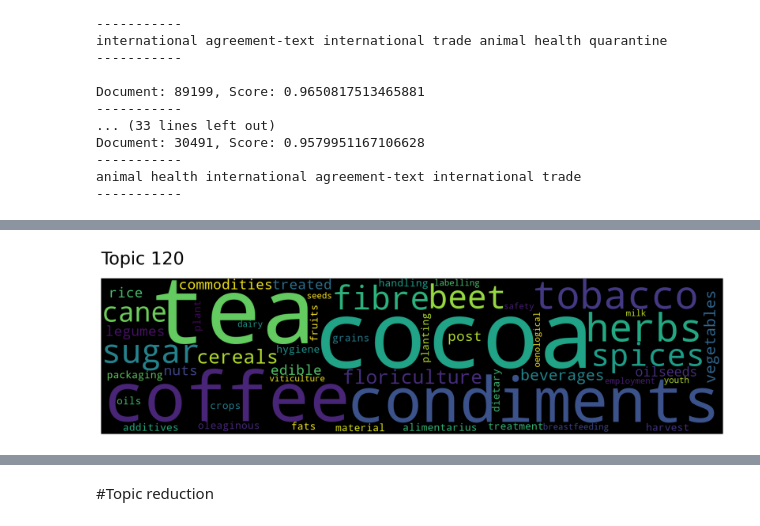
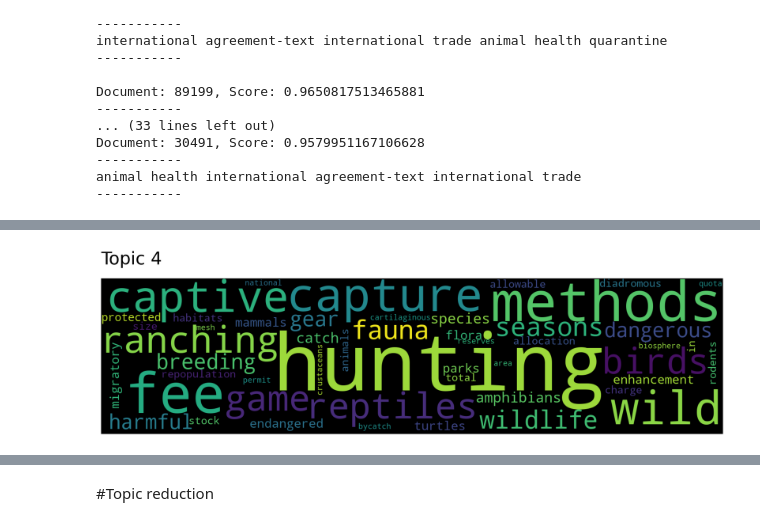
Before and after one commit to gustavn19/Fagprojekt, a Jupyter notebook: gn.ipynb, the cells around one changed output, grey strips where cells are left out. Saved outputs shown, nothing was run; the diff lists cells and outputs as text; code cells hidden in the pictures.

```diff
--- a/gn.ipynb
+++ b/gn.ipynb
@@ -138,6 +140,6 @@ Name: 370, dtype: object
 # %%
-model.generate_topic_wordcloud(120,reduced=True)
+model.generate_topic_wordcloud(4,reduced=False)
 # %% [output]
-[figure, old version]
+[figure, new version]
 # %%
 # Look up topics corresponding to a keyword
```
Also changed, not shown: parts of 28 cells of this notebook.
